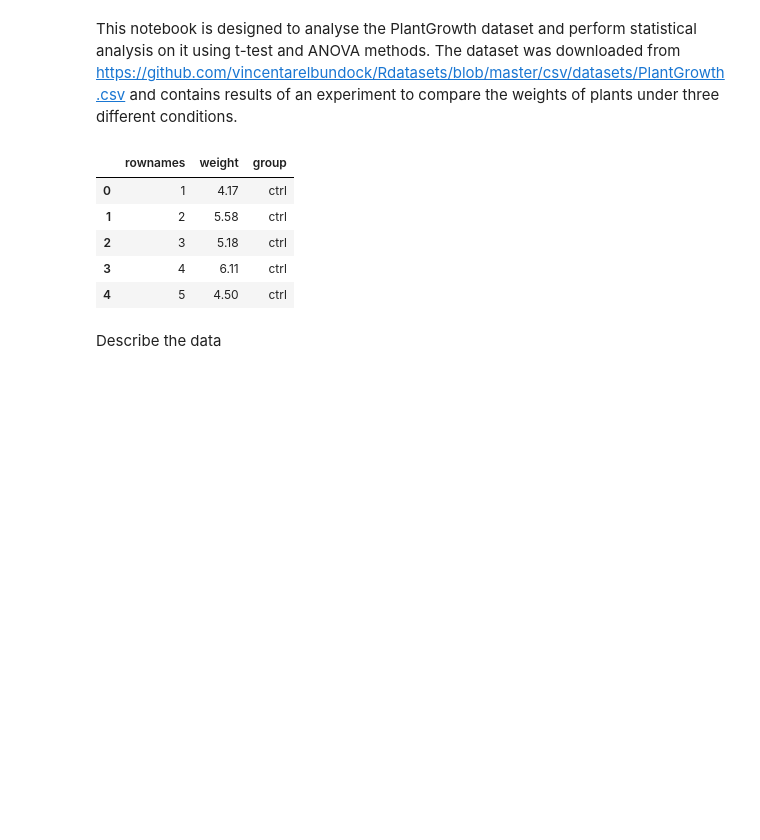
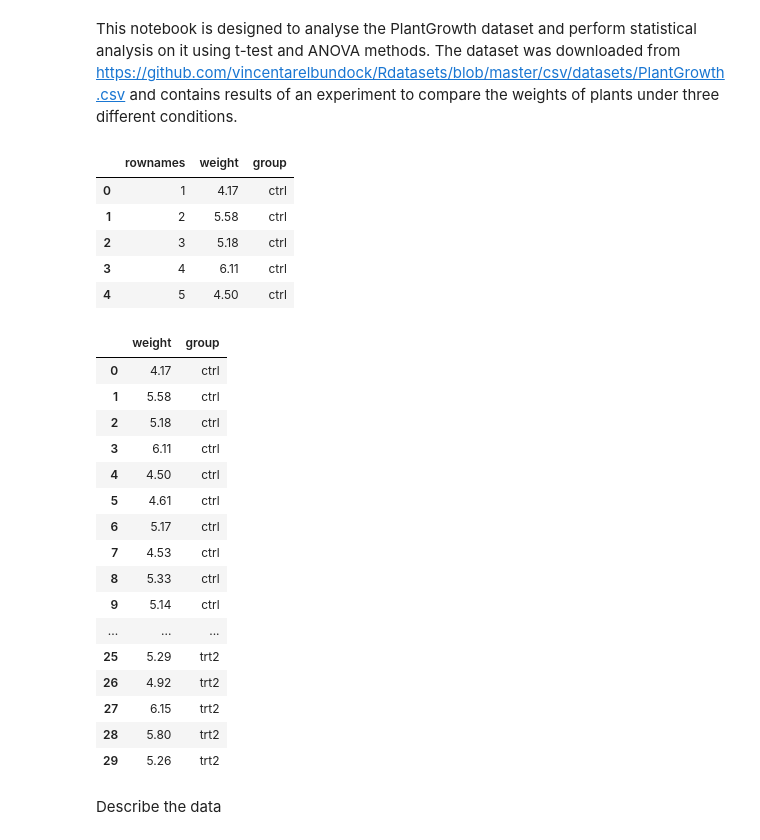
Before and after one commit to PeeBs68/applied_statistics, a Jupyter notebook: project.ipynb, the cells around one changed output. Cells and saved outputs as stored; diff of their text form; code cells hidden in the pictures; blank space fills up the shorter version.

```diff
--- a/project.ipynb
+++ b/project.ipynb
@@ -33,6 +33,34 @@ df.head()
 | 2 | 3 | 5.18 | ctrl |
 | 3 | 4 | 6.11 | ctrl |
 | 4 | 5 | 4.50 | ctrl |
+# %%
+# Transpose the dataframe
+# https://www.geeksforgeeks.org/python-pandas-dataframe-transpose/
+
+df_dropped = df.drop('rownames', axis=1)
+df_dropped
+
+#df_transposed = df_dropped.transpose()
+
+#df_transposed
+# %% [output]
+|  | weight | group |
+| 0 | 4.17 | ctrl |
+| 1 | 5.58 | ctrl |
+| 2 | 5.18 | ctrl |
+| 3 | 6.11 | ctrl |
+| 4 | 4.50 | ctrl |
+| 5 | 4.61 | ctrl |
+| 6 | 5.17 | ctrl |
+| 7 | 4.53 | ctrl |
+| 8 | 5.33 | ctrl |
+| 9 | 5.14 | ctrl |
+| ... | ... | ... |
+| 25 | 5.29 | trt2 |
+| 26 | 4.92 | trt2 |
+| 27 | 6.15 | trt2 |
+| 28 | 5.80 | trt2 |
+| 29 | 5.26 | trt2 |
 # %% [markdown]
 Describe the data
 # %%
```
Also changed, not shown: parts of 14 cells of this notebook.
